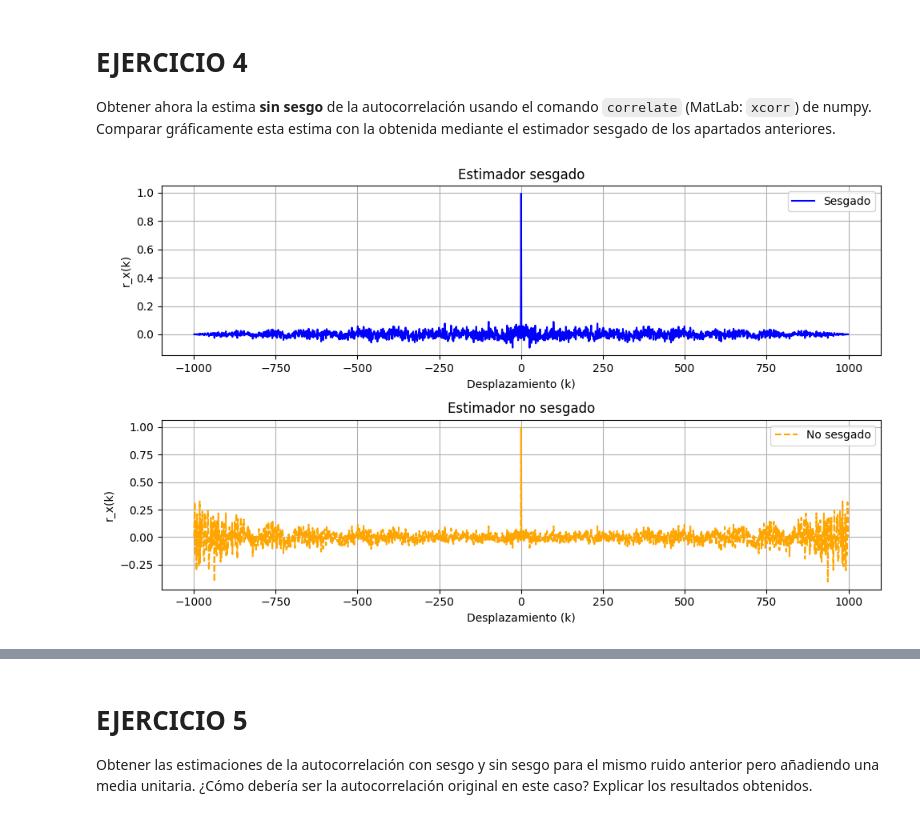
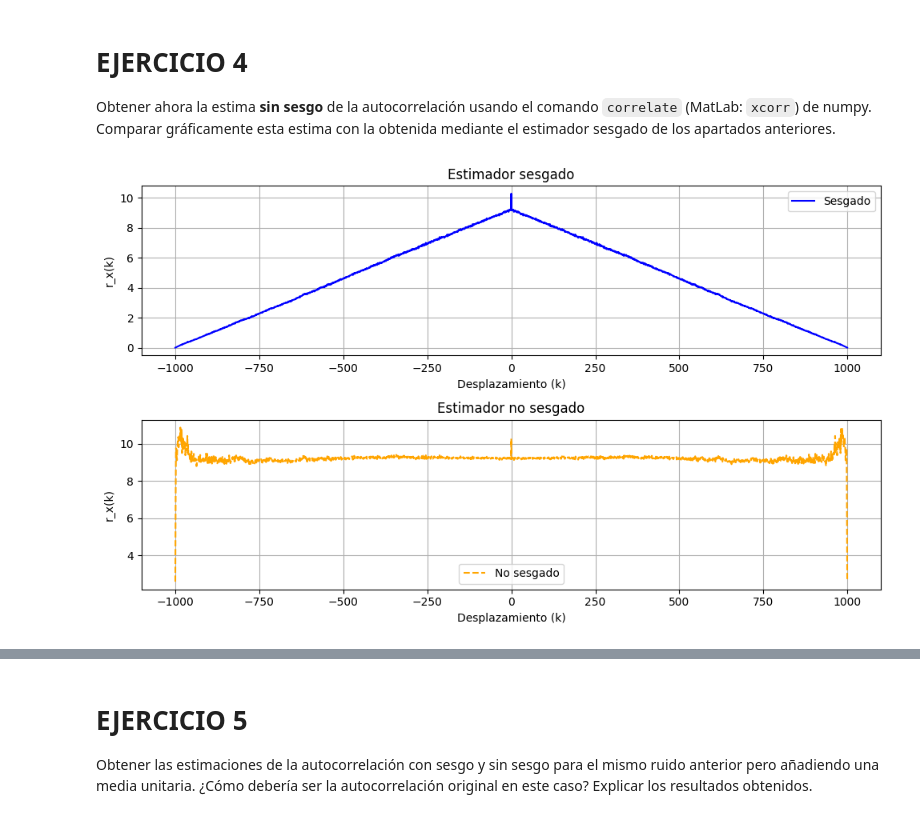
Before and after one commit to DANIABLO-cyber/TDS, a Jupyter notebook: PRÁCTICA_1_TDS.ipynb, the cells around one changed output, grey strips where cells are left out. Saved outputs shown, nothing was run; the diff lists cells and outputs as text; code cells hidden in the pictures.

```diff
--- a/PRÁCTICA_1_TDS.ipynb
+++ b/PRÁCTICA_1_TDS.ipynb
@@ -149,7 +153,7 @@ Obtener ahora la estima **sin sesgo** de la autocorrelación usando el comando `
 # %%
 # EJERCICIO 4
 
-x = x2
+x = x3
 r_corr = np.correlate(x, x, mode='full') / N # Se divide por N para que sea no sesgada
 
 
@@ -162,32 +166,32 @@ def autocorr_unbiased(x):
     unbiased_r = np.zeros_like(r, dtype=float)  # Inicializa array de floats
     for i, k in enumerate(lags):
         unbiased_r[i] = r[i] * N/(N - abs(k))   # Transforma a no sesgado
     return unbiased_r, lags
 
 r_unbiased, lags = autocorr_unbiased(x)         # LLama a la función autocorr_unbiased
 
 plt.figure(figsize=(10, 6))
 
 # Primer subplot: estimador sesgado en azul
 plt.subplot(2, 1, 1)
 plt.plot(lags, r_corr.real, color='blue', label='Sesgado')
 plt.title('Estimador sesgado')
 plt.xlabel('Desplazamiento (k)')
 plt.ylabel('r_x(k)')
 plt.legend()
 plt.grid(True)
 
 # Segundo subplot: estimador no sesgado en azul
 plt.subplot(2, 1, 2)
 plt.plot(lags, r_unbiased, '--', color='orange', label='No sesgado')
 plt.title('Estimador no sesgado')
 plt.xlabel('Desplazamiento (k)')
 plt.ylabel('r_x(k)')
 plt.legend()
 plt.grid(True)
 
 plt.tight_layout()
 plt.show()
 # %% [output]
-[figure, old version]
+[figure, new version]
 # %% [markdown]
```
Also changed, not shown: parts of 8 cells of this notebook.
